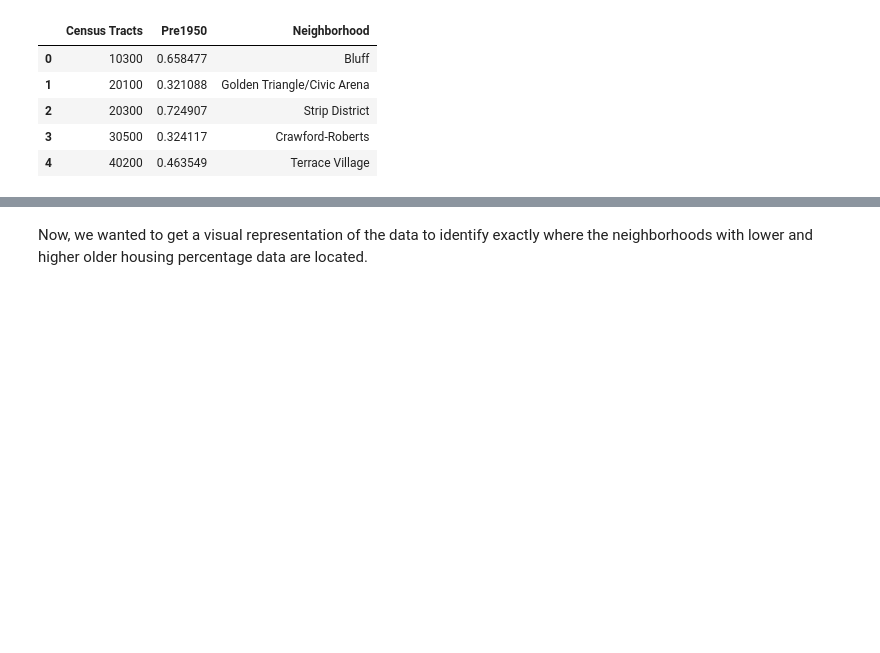
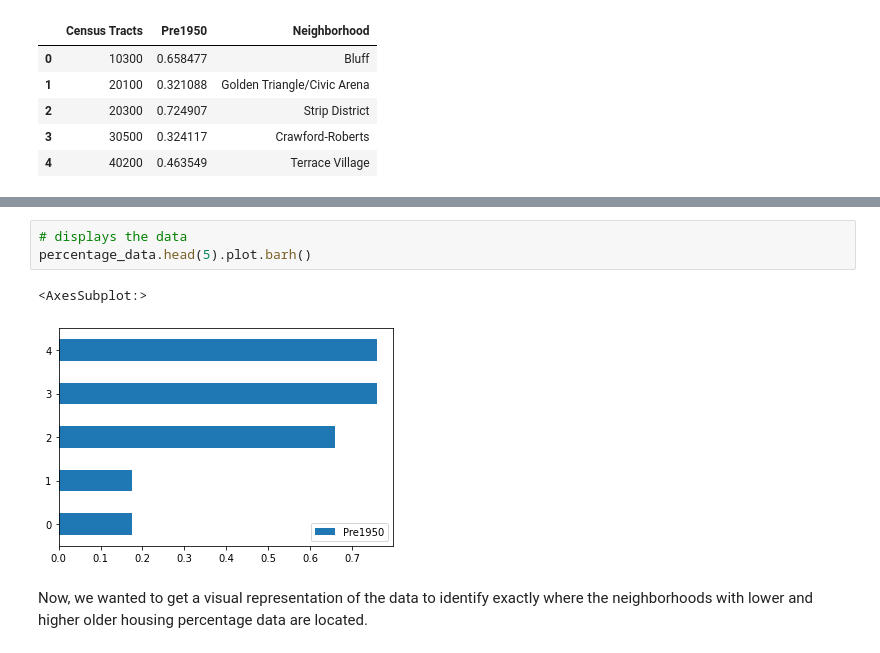
Before and after one commit to songxingyu1118/CMPINF10_Final_Project, a Jupyter notebook: Neighborhoods.ipynb, the cells around one changed output, grey strips where cells are left out. Cells and saved outputs as stored; diff of their text form; blank space fills up the shorter version.

```diff
--- a/Neighborhoods.ipynb
+++ b/Neighborhoods.ipynb
@@ -253,3 +256,9 @@ old_house_data.head()
+# %%
+# displays the data
+percentage_data.head(5).plot.barh()
+# %% [output]
+<AxesSubplot:>
+[figure, added]
 # %% [markdown]
 Now, we wanted to get a visual representation of the data to identify exactly where the neighborhoods with lower and higher older housing percentage data are located.
 # %% [markdown]
```
Also changed, not shown: parts of 9 cells of this notebook, 1 other file.
